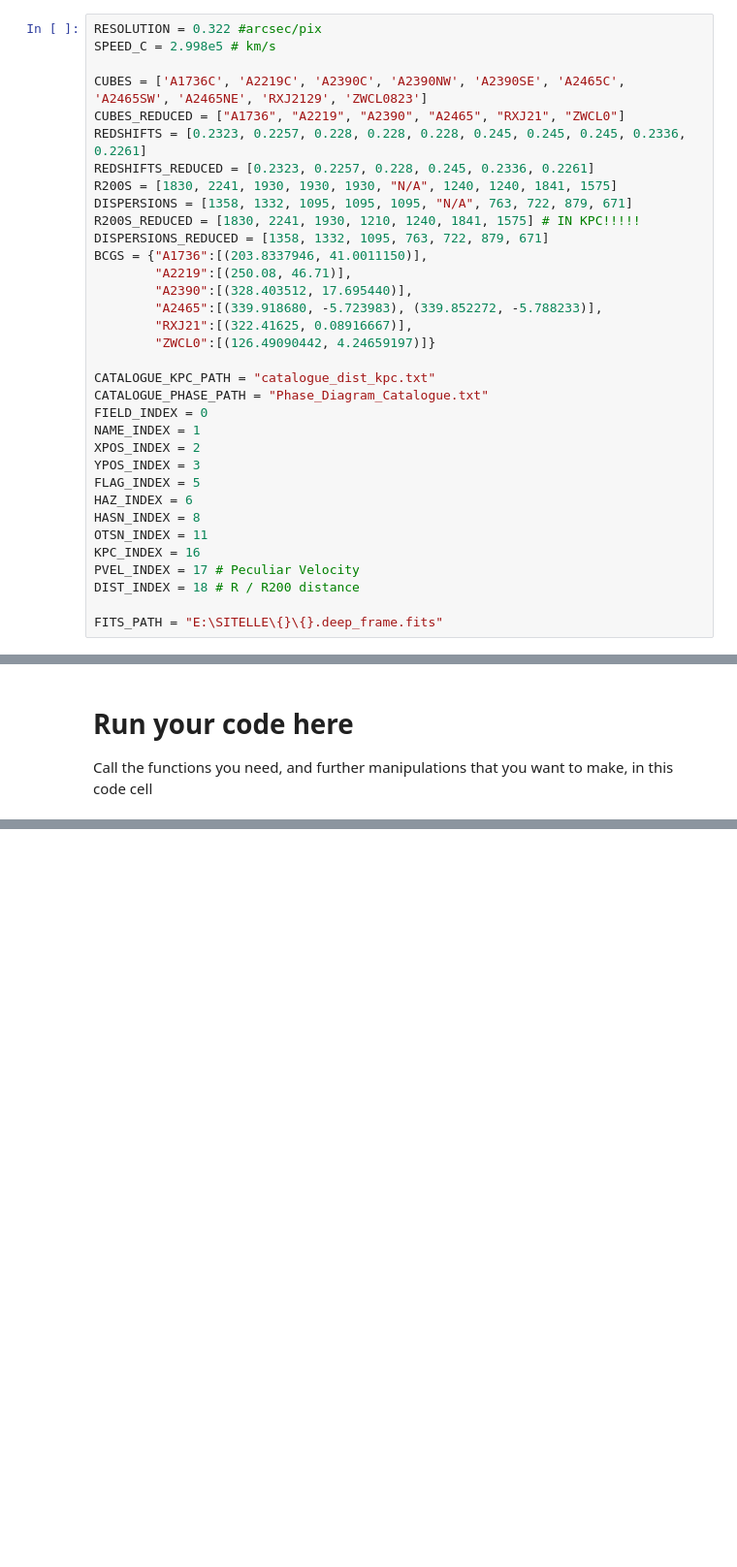
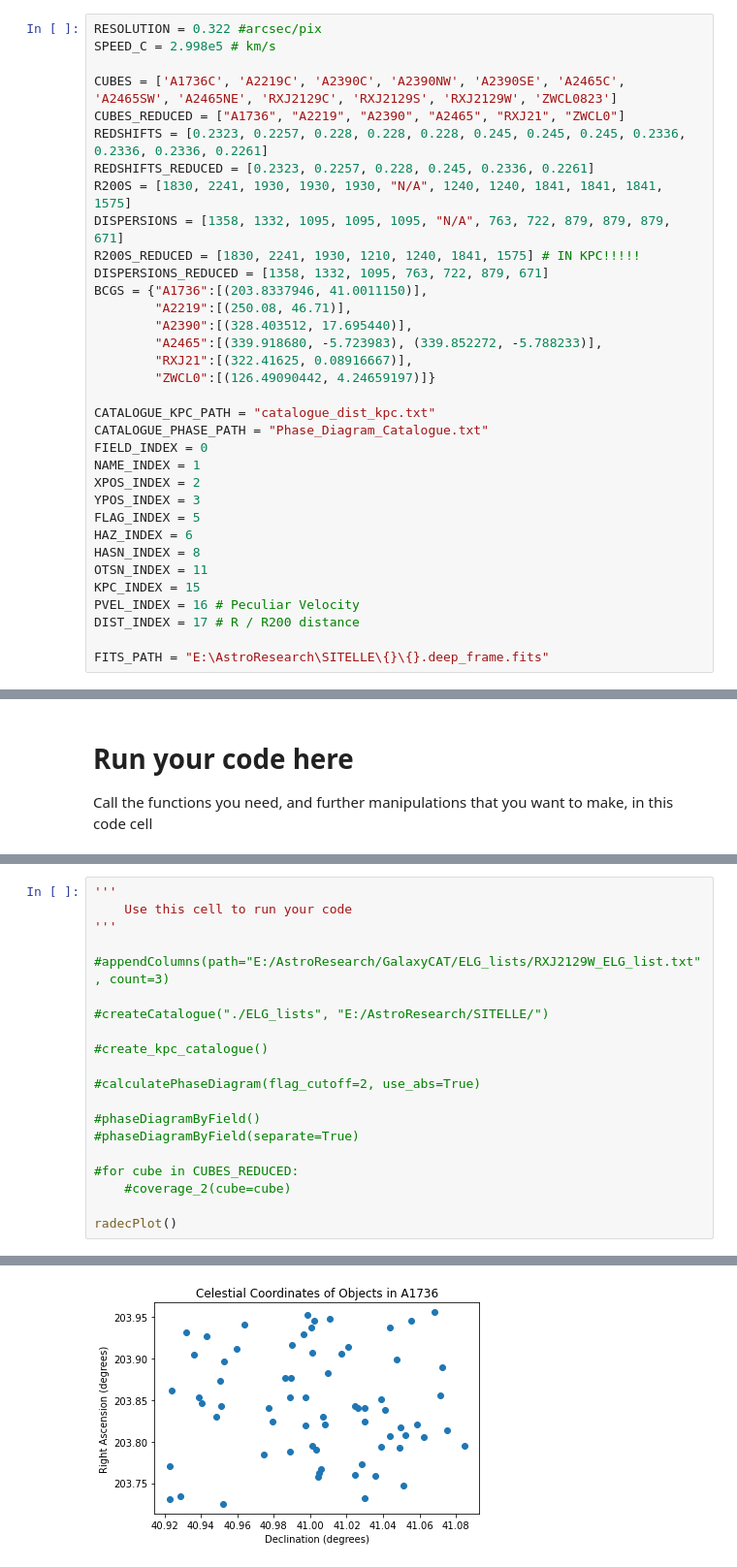
Before and after one commit to BenPennell/GalaxyCAT, a Jupyter notebook: GalaxyCAT.ipynb, the cells around one changed output, grey strips where cells are left out. Shown: that part at 97% size. Drawn from its saved outputs; the diff is of its cells as text; blank space fills up the shorter version.

```diff
--- a/GalaxyCAT.ipynb
+++ b/GalaxyCAT.ipynb
@@ -33,12 +33,12 @@ from tabulate import tabulate
 RESOLUTION = 0.322 #arcsec/pix
 SPEED_C = 2.998e5 # km/s
 
-CUBES = ['A1736C', 'A2219C', 'A2390C', 'A2390NW', 'A2390SE', 'A2465C', 'A2465SW', 'A2465NE', 'RXJ2129', 'ZWCL0823']
+CUBES = ['A1736C', 'A2219C', 'A2390C', 'A2390NW', 'A2390SE', 'A2465C', 'A2465SW', 'A2465NE', 'RXJ2129C', 'RXJ2129S', 'RXJ2129W', 'ZWCL0823']
 CUBES_REDUCED = ["A1736", "A2219", "A2390", "A2465", "RXJ21", "ZWCL0"]
-REDSHIFTS = [0.2323, 0.2257, 0.228, 0.228, 0.228, 0.245, 0.245, 0.245, 0.2336, 0.2261]
+REDSHIFTS = [0.2323, 0.2257, 0.228, 0.228, 0.228, 0.245, 0.245, 0.245, 0.2336, 0.2336, 0.2336, 0.2261]
 REDSHIFTS_REDUCED = [0.2323, 0.2257, 0.228, 0.245, 0.2336, 0.2261]
-R200S = [1830, 2241, 1930, 1930, 1930, "N/A", 1240, 1240, 1841, 1575]
-DISPERSIONS = [1358, 1332, 1095, 1095, 1095, "N/A", 763, 722, 879, 671]
+R200S = [1830, 2241, 1930, 1930, 1930, "N/A", 1240, 1240, 1841, 1841, 1841, 1575]
+DISPERSIONS = [1358, 1332, 1095, 1095, 1095, "N/A", 763, 722, 879, 879, 879, 671]
 R200S_REDUCED = [1830, 2241, 1930, 1210, 1240, 1841, 1575] # IN KPC!!!!!
 DISPERSIONS_REDUCED = [1358, 1332, 1095, 763, 722, 879, 671]
 BCGS = {"A1736":[(203.8337946, 41.0011150)],
@@ -58,11 +58,11 @@ FLAG_INDEX = 5
 HAZ_INDEX = 6
 HASN_INDEX = 8
 OTSN_INDEX = 11
-KPC_INDEX = 16
-PVEL_INDEX = 17 # Peculiar Velocity
-DIST_INDEX = 18 # R / R200 distance
+KPC_INDEX = 15
+PVEL_INDEX = 16 # Peculiar Velocity
+DIST_INDEX = 17 # R / R200 distance
 
-FITS_PATH = "E:\SITELLE\{}\{}.deep_frame.fits"
+FITS_PATH = "E:\AstroResearch\SITELLE\{}\{}.deep_frame.fits"
 # %%
 def getWCS(field):
     hdul = fits.open(FITS_PATH.format(field, field), mode='readonly', memmap=False)
@@ -927,0 +1125,21 @@ Call the functions you need, and further manipulations that you want to make, in
+# %%
+'''
+    Use this cell to run your code
+'''
+
+#appendColumns(path="E:/AstroResearch/GalaxyCAT/ELG_lists/RXJ2129W_ELG_list.txt", count=3)
+
+#createCatalogue("./ELG_lists", "E:/AstroResearch/SITELLE/")
+
+#create_kpc_catalogue()
+
+#calculatePhaseDiagram(flag_cutoff=2, use_abs=True)
+
+#phaseDiagramByField()
+#phaseDiagramByField(separate=True)
+
+#for cube in CUBES_REDUCED:
+    #coverage_2(cube=cube)
+
+radecPlot()
+# %% [output]
@@ -927,0 +1150 @@ Call the functions you need, and further manipulations that you want to make, in
+[figure, added]
```
Also changed, not shown: parts of 20 cells of this notebook, 3 other files.
